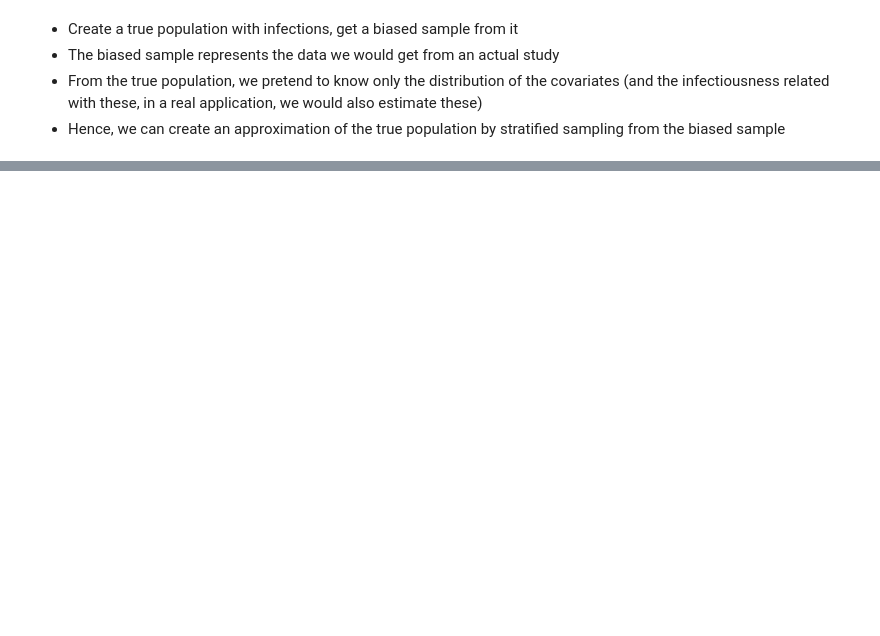
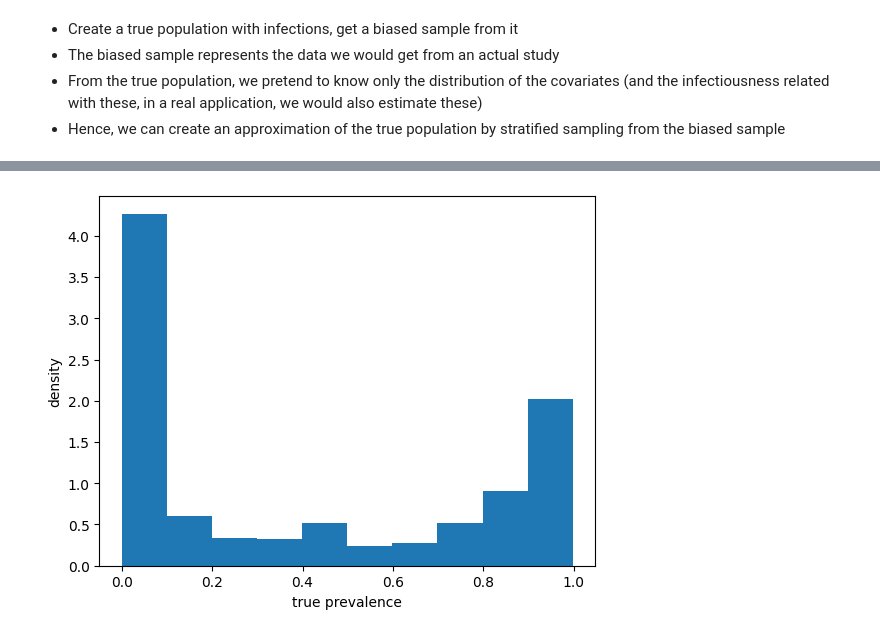
Before and after one commit to arrjon/AmortizedSelectionBias, a Jupyter notebook: Prevalence.ipynb, the cells around one changed output, grey strips where cells are left out. Cells and saved outputs as stored; diff of their text form; code cells hidden in the pictures; blank space fills up the shorter version.

```diff
--- a/Prevalence.ipynb
+++ b/Prevalence.ipynb
@@ -285,40 +26,0 @@ def calculate_analytical_prevalence(sample: pd.DataFrame, full_population: pd.Da
-# %%
-fig, ax = plt.subplots(1, 1, sharey=True, tight_layout=True, figsize=(6, 4))
-labels = ['True Posterior', 'Random Sample', 'Biased Sample', 'Weighted Sample']
-for i, p in enumerate([true_population, true_random_sample, true_biased_sample, true_biased_sample]):
-    if i == 3:
-        analytical_posterior = posterior_stats(df=p, weighted=True)
-    else:
-        analytical_posterior = posterior_stats(df=p, weighted=False)
-    ax.errorbar(labels[i], [analytical_posterior.median()], [2*analytical_posterior.std()], fmt='o',
-                color=['#1f77b4', '#ff7f0e', '#2ca02c', '#d62728'][i])
-ax.axhline(calculate_prevalence(true_population), color='b', linestyle='--', label='True Prevalence')
-ax.set_ylabel('Prevalence')
-ax.set_title('Prevalence Posterior')
-ax.legend()
-plt.show()
-# %%
-# sample from analytical posterior
-analytical_posterior = posterior_stats(df=true_biased_sample, weighted=True)
-prior_draws = np.random.beta(1, 1, size=1000)  # uniform prior
-posterior_samples = analytical_posterior.rvs(1000)
-true_prevalence = calculate_prevalence(true_population)
-
-param_names = ['prevalence']
-fig = bf.diagnostics.plot_posterior_2d(
-    posterior_draws=posterior_samples[:, np.newaxis],
-    prior_draws=prior_draws,
-    param_names=param_names
-)
-# add the true parameters
-ax = fig.get_axes()
-j = 0
-for i, a in enumerate(ax):
-    # plot only on the diagonal
-    if i == i // len(param_names) * (len(param_names)+1):
-        a.axvline(calculate_prevalence(true_population), color='b', label='True')
-        a.axvline(calculate_weighted_prevalence(true_biased_sample, true_population), color='y', label='Weighted')
-        a.axvline(calculate_prevalence(true_biased_sample), color='r', label='Biased')
-        a.legend(loc='upper right', bbox_to_anchor=(1.5, 1))
-        j += 1
-plt.show()
@@ -430,0 +301,7 @@ def generative_model(
+# %%
+plt.hist(true_prev, density=True)
+plt.xlabel('true prevalence')
+plt.ylabel('density')
+plt.show()
+# %% [output]
+[figure, added]
```
Also changed, not shown: parts of 46 cells of this notebook, 20 other files.
